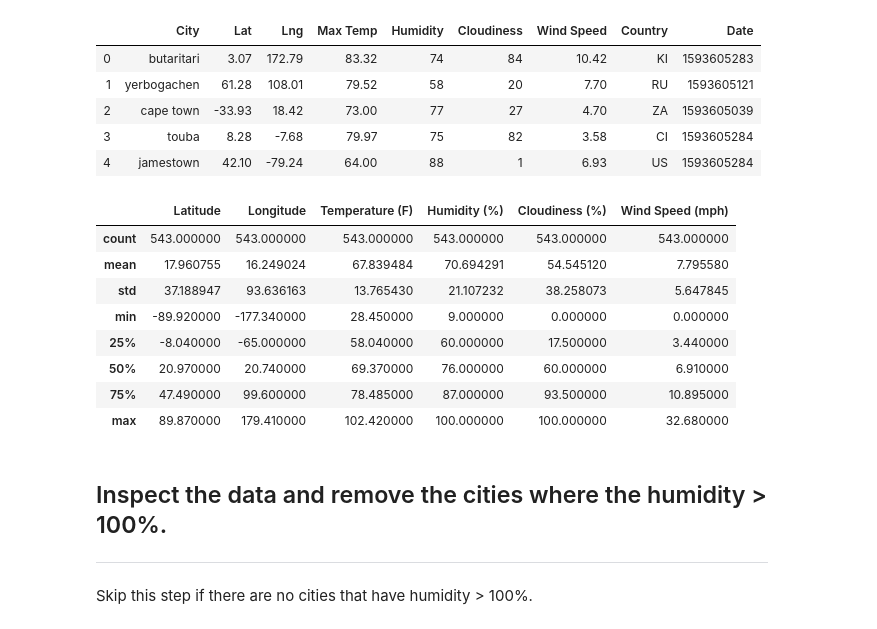
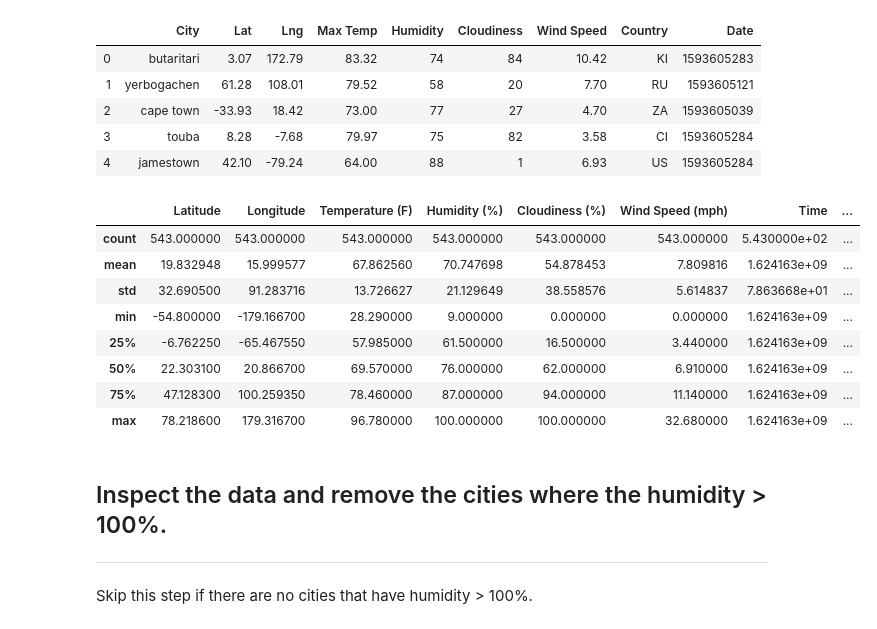
Before and after one commit to juliemcbaker/python-api-challenge, a Jupyter notebook: WeatherPy/WeatherPy.ipynb, the cells around one changed output. Saved outputs shown, nothing was run; the diff lists cells and outputs as text; code cells hidden in the pictures.

```diff
--- a/WeatherPy/WeatherPy.ipynb
+++ b/WeatherPy/WeatherPy.ipynb
@@ -102,6 +103,7 @@ units = "imperial"
 
 # initializing lists for data
 temperature = []
+max_temp = []
 humidity = []
 cloudy = []
 wind_speed = []
@@ -131,6 +133,8 @@ for this_city in cities:
         # Get temperature from JSON response & add to the temperature list
         this_temp = weather_json['main']['temp']
         temperature.append(this_temp)
+        this_maxtemp = weather_json['main']['temp_max']
+        max_temp.append(this_maxtemp)
 
         # get humidity (%) & add to the humidity list
         this_humid = weather_json["main"]["humidity"]
@@ -195,11 +200,9 @@ output_data_file
 '/Users/juliebaker/Desktop/python-api-challenge/WeatherPy/output_data/cities.csv'
 # %%
 # compile data into single csv
-output_weather = zip(save_city, temperature, humidity, cloudy, wind_speed)
-weather_df = pd.DataFrame(output_weather, columns=['City', 'Temperature (F)', 'Humidity (%)', 'Cloudiness (%)', 'Wind Speed (mph)'])
-# merge with earlier data
-output_df = pd.merge(city_locs_df, weather_df, on="City", how="inner")
+output_weather = zip(save_city, save_lat, save_lng, temperature, max_temp, humidity, cloudy, wind_speed, country, save_time, save_timezone)
+weather_df = pd.DataFrame(output_weather, columns=['City', 'Latitude', 'Longitude', 'Temperature (F)', 'Maximum Temperature (F)', 'Humidity (%)', 'Cloudiness (%)', 'Wind Speed (mph)', 'Country', 'Time', 'Time Zone'])
 
 # write csv
 with open (output_data_file, 'w') as wtf:
-    output_df.to_csv(output_data_file, encoding='utf-8')
+    weather_df.to_csv(output_data_file, encoding='utf-8')
@@ -244,17 +250,17 @@ Data Retrieval Complete
 | 3 | touba | 8.28 | -7.68 | 79.97 | 75 | 82 | 3.58 | CI | 1593605284 |
 | 4 | jamestown | 42.10 | -79.24 | 64.00 | 88 | 1 | 6.93 | US | 1593605284 |
 # %%
-output_df.describe()
+weather_df.describe()
 # %% [output]
-|  | Latitude | Longitude | Temperature (F) | Humidity (%) | Cloudiness (%) | Wind Speed (mph) |
-| count | 543.000000 | 543.000000 | 543.000000 | 543.000000 | 543.000000 | 543.000000 |
-| mean | 17.960755 | 16.249024 | 67.839484 | 70.694291 | 54.545120 | 7.795580 |
-| std | 37.188947 | 93.636163 | 13.765430 | 21.107232 | 38.258073 | 5.647845 |
-| min | -89.920000 | -177.340000 | 28.450000 | 9.000000 | 0.000000 | 0.000000 |
-| 25% | -8.040000 | -65.000000 | 58.040000 | 60.000000 | 17.500000 | 3.440000 |
-| 50% | 20.970000 | 20.740000 | 69.370000 | 76.000000 | 60.000000 | 6.910000 |
-| 75% | 47.490000 | 99.600000 | 78.485000 | 87.000000 | 93.500000 | 10.895000 |
-| max | 89.870000 | 179.410000 | 102.420000 | 100.000000 | 100.000000 | 32.680000 |
+|  | Latitude | Longitude | Temperature (F) | Humidity (%) | Cloudiness (%) | Wind Speed (mph) | Time | ... |
+| count | 543.000000 | 543.000000 | 543.000000 | 543.000000 | 543.000000 | 543.000000 | 5.430000e+02 | ... |
+| mean | 19.832948 | 15.999577 | 67.862560 | 70.747698 | 54.878453 | 7.809816 | 1.624163e+09 | ... |
+| std | 32.690500 | 91.283716 | 13.726627 | 21.129649 | 38.558576 | 5.614837 | 7.863668e+01 | ... |
+| min | -54.800000 | -179.166700 | 28.290000 | 9.000000 | 0.000000 | 0.000000 | 1.624163e+09 | ... |
+| 25% | -6.762250 | -65.467550 | 57.985000 | 61.500000 | 16.500000 | 3.440000 | 1.624163e+09 | ... |
+| 50% | 22.303100 | 20.866700 | 69.570000 | 76.000000 | 62.000000 | 6.910000 | 1.624163e+09 | ... |
+| 75% | 47.128300 | 100.259350 | 78.460000 | 87.000000 | 94.000000 | 11.140000 | 1.624163e+09 | ... |
+| max | 78.218600 | 179.316700 | 96.780000 | 100.000000 | 100.000000 | 32.680000 | 1.624163e+09 | ... |
 # %% [markdown]
 ## Inspect the data and remove the cities where the humidity > 100%.
 ----
```
Also changed, not shown: parts of 17 cells of this notebook.
